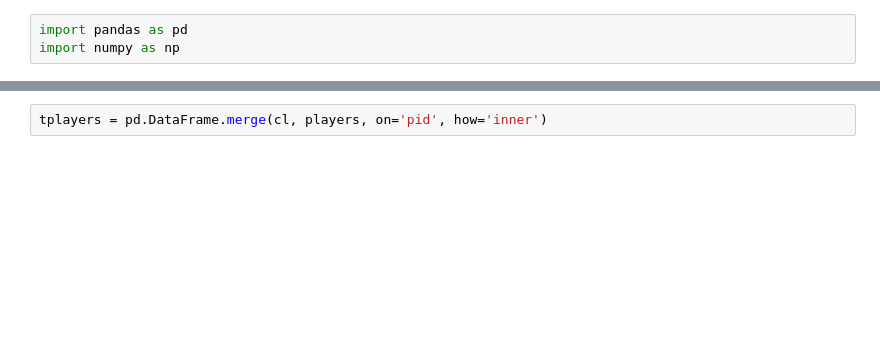
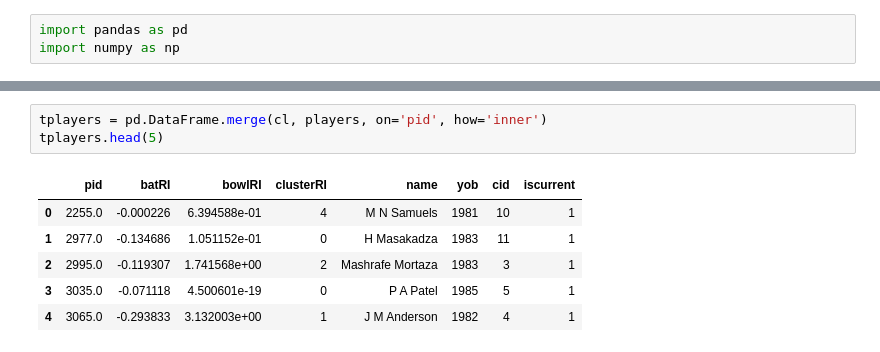
Before and after one commit to rocksayush/Player-Recommendation-System, a Jupyter notebook: Selection of players.ipynb, the cells around one changed output, grey strips where cells are left out. Cells and saved outputs as stored; diff of their text form; blank space fills up the shorter version.

```diff
--- a/Selection of players.ipynb
+++ b/Selection of players.ipynb
@@ -10,2 +87,10 @@ players = pd.read_csv('playerList.csv')
 # %%
 tplayers = pd.DataFrame.merge(cl, players, on='pid', how='inner')
+tplayers.head(5)
+# %% [output]
+|  | pid | batRI | bowlRI | clusterRI | name | yob | cid | iscurrent |
+| 0 | 2255.0 | -0.000226 | 6.394588e-01 | 4 | M N Samuels | 1981 | 10 | 1 |
+| 1 | 2977.0 | -0.134686 | 1.051152e-01 | 0 | H Masakadza | 1983 | 11 | 1 |
+| 2 | 2995.0 | -0.119307 | 1.741568e+00 | 2 | Mashrafe Mortaza | 1983 | 3 | 1 |
+| 3 | 3035.0 | -0.071118 | 4.500601e-19 | 0 | P A Patel | 1985 | 5 | 1 |
+| 4 | 3065.0 | -0.293833 | 3.132003e+00 | 1 | J M Anderson | 1982 | 4 | 1 |
```
Also changed, not shown: parts of 9 cells of this notebook, 12 other files.
